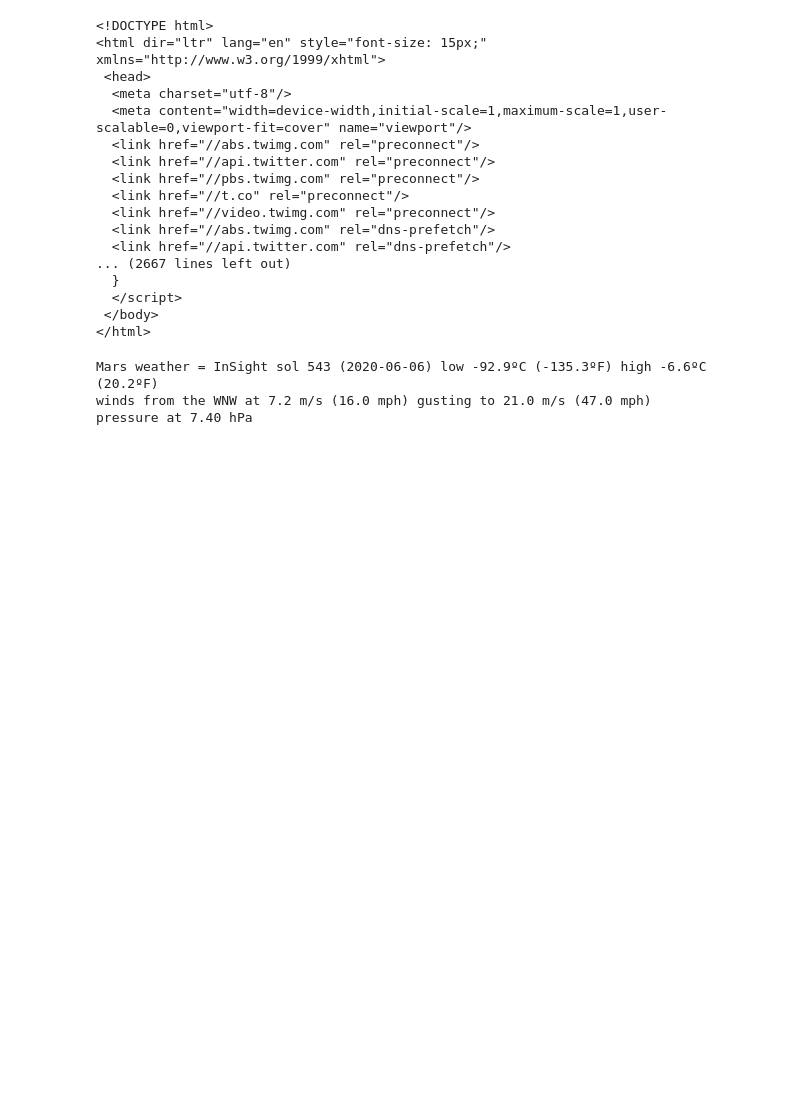
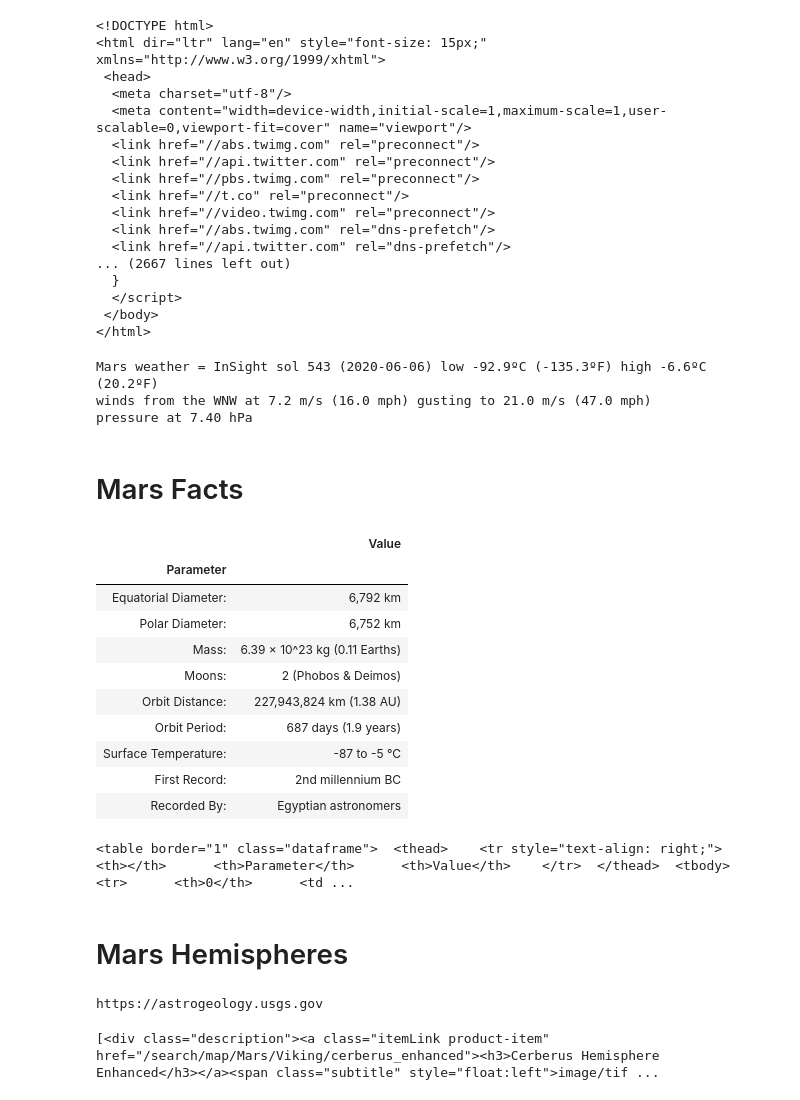
Before and after one commit to tduongas/web-scraping-challenge, a Jupyter notebook: Missions_to_Mars/mission_to_mars.ipynb, the cells around one changed output. Drawn from its saved outputs; the diff is of its cells as text; code cells hidden in the pictures; blank space fills up the shorter version.

Commit message:
Upload Mars Hemispheres scrap

```diff
--- a/Missions_to_Mars/mission_to_mars.ipynb
+++ b/Missions_to_Mars/mission_to_mars.ipynb
@@ -136,3 +137,47 @@ print(f"Mars weather = {mars_weather.text}")
 Mars weather = InSight sol 543 (2020-06-06) low -92.9ºC (-135.3ºF) high -6.6ºC (20.2ºF)
 winds from the WNW at 7.2 m/s (16.0 mph) gusting to 21.0 m/s (47.0 mph)
 pressure at 7.40 hPa
+# %% [markdown]
+# Mars Facts
+# %%
+ # url to visit
+url = 'http://space-facts.com/mars/'
+
+# use pandas to extract table from the page
+facts_table = pd.read_html(url)
+# %%
+# create df with columns' headers
+df_mars_facts = facts_table[0]
+df_mars_facts.columns = ['Parameter','Value']
+df_mars_facts.set_index(["Parameter"])
+# %% [output]
+|  | Value |
+| Parameter |  |
+| Equatorial Diameter: | 6,792 km |
+| Polar Diameter: | 6,752 km |
+| Mass: | 6.39 × 10^23 kg (0.11 Earths) |
+| Moons: | 2 (Phobos & Deimos) |
+| Orbit Distance: | 227,943,824 km (1.38 AU) |
+| Orbit Period: | 687 days (1.9 years) |
+| Surface Temperature: | -87 to -5 °C |
+| First Record: | 2nd millennium BC |
+| Recorded By: | Egyptian astronomers |
+# %%
+# convert to html table
+mars_table = df_mars_facts.to_html()
+mars_table = mars_table.replace("\n", "")
+print(mars_table)
+# %% [output]
+<table border="1" class="dataframe">  <thead>    <tr style="text-align: right;">      <th></th>      <th>Parameter</th>      <th>Value</th>    </tr>  </thead>  <tbody>    <tr>      <th>0</th>      <td ...
+# %% [markdown]
+# Mars Hemispheres
+# %%
+url_hemisphere = "https://astrogeology.usgs.gov/search/results?q=hemisphere+enhanced&k1=target&v1=Mars"
+browser.visit(url_hemisphere)
+
+# Get base url
+hemisphere_base_url = "{0.scheme}://{0.netloc}/".format(urlsplit(url_hemisphere))
+hemisphere_base_url = hemisphere_base_url[:-1] # remove the last character forward slash
+print(hemisphere_base_url)
+# %% [output]
+https://astrogeology.usgs.gov
@@ -138,0 +190,7 @@ pressure at 7.40 hPa
+# %%
+# find section with images on the page
+div = soup.find('div', class_='results')
+div = div.find_all('div', class_='description')
+print(div)
+# %% [output]
+[<div class="description"><a class="itemLink product-item" href="/search/map/Mars/Viking/cerberus_enhanced"><h3>Cerberus Hemisphere Enhanced</h3></a><span class="subtitle" style="float:left">image/tif ...
```
Also changed, not shown: parts of 3 cells of this notebook.
